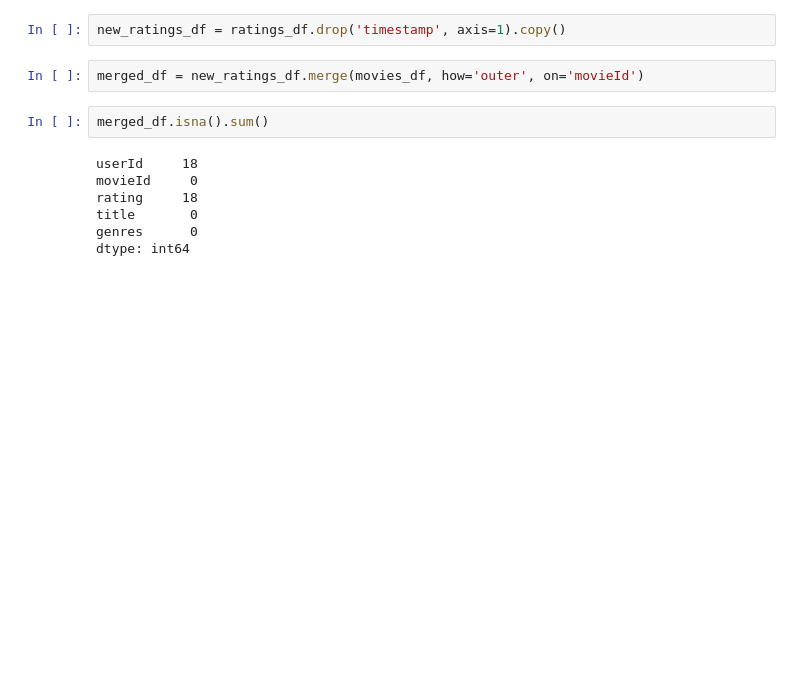
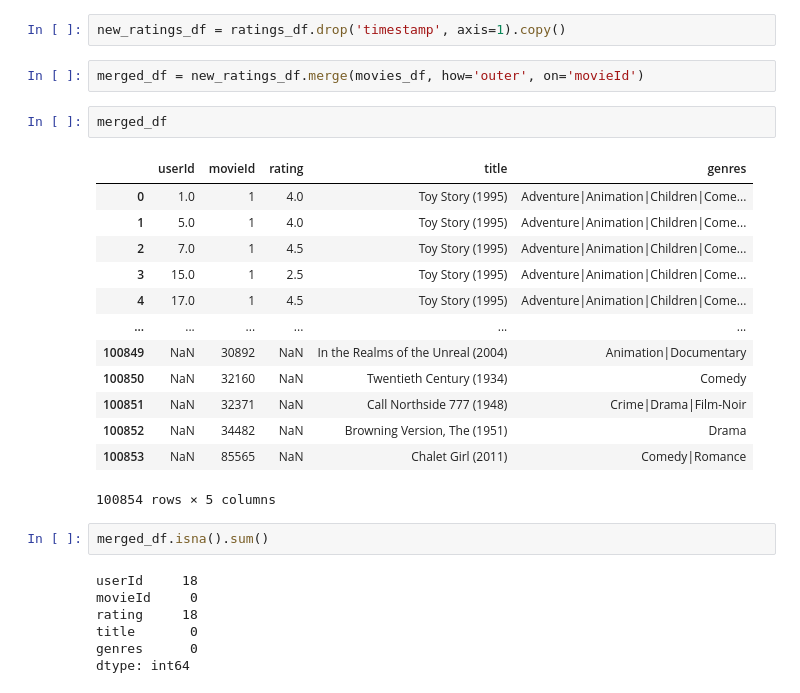
Before and after one commit to JasmineHuang25/rec-systems-project, a Jupyter notebook: Matt_notebook.ipynb, the cells around one changed output. Drawn from its saved outputs; the diff is of its cells as text; blank space fills up the shorter version.

```diff
--- a/Matt_notebook.ipynb
+++ b/Matt_notebook.ipynb
@@ -111,6 +111,22 @@ ratings_df.groupby('movieId').count()
 new_ratings_df = ratings_df.drop('timestamp', axis=1).copy()
 # %%
 merged_df = new_ratings_df.merge(movies_df, how='outer', on='movieId')
+# %%
+merged_df
+# %% [output]
+|  | userId | movieId | rating | title | genres |
+| 0 | 1.0 | 1 | 4.0 | Toy Story (1995) | Adventure|Animation|Children|Come... |
+| 1 | 5.0 | 1 | 4.0 | Toy Story (1995) | Adventure|Animation|Children|Come... |
+| 2 | 7.0 | 1 | 4.5 | Toy Story (1995) | Adventure|Animation|Children|Come... |
+| 3 | 15.0 | 1 | 2.5 | Toy Story (1995) | Adventure|Animation|Children|Come... |
+| 4 | 17.0 | 1 | 4.5 | Toy Story (1995) | Adventure|Animation|Children|Come... |
+| ... | ... | ... | ... | ... | ... |
+| 100849 | NaN | 30892 | NaN | In the Realms of the Unreal (2004) | Animation|Documentary |
+| 100850 | NaN | 32160 | NaN | Twentieth Century (1934) | Comedy |
+| 100851 | NaN | 32371 | NaN | Call Northside 777 (1948) | Crime|Drama|Film-Noir |
+| 100852 | NaN | 34482 | NaN | Browning Version, The (1951) | Drama |
+| 100853 | NaN | 85565 | NaN | Chalet Girl (2011) | Comedy|Romance |
+100854 rows × 5 columns
 # %%
 merged_df.isna().sum()
 # %% [output]
```
Also changed, not shown: parts of 17 cells of this notebook.
